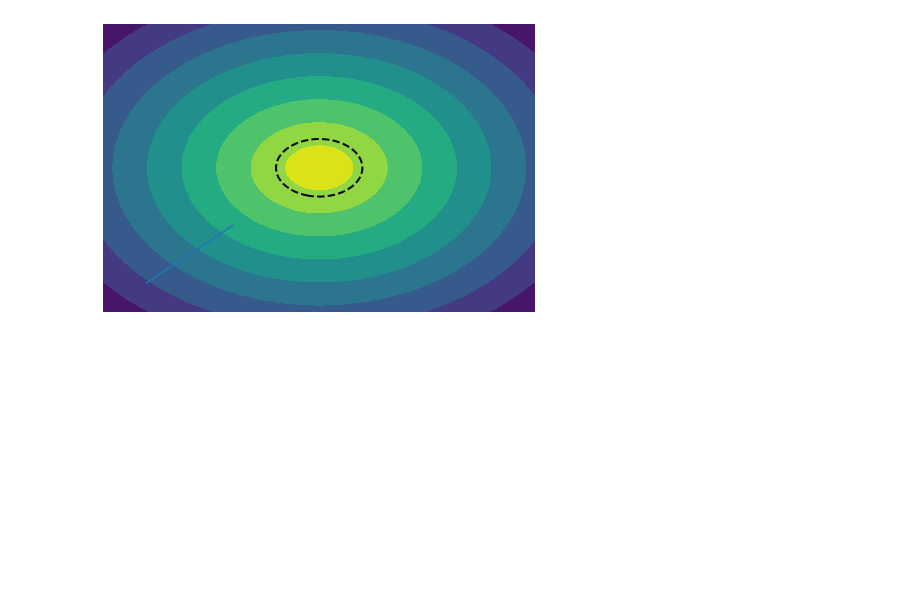
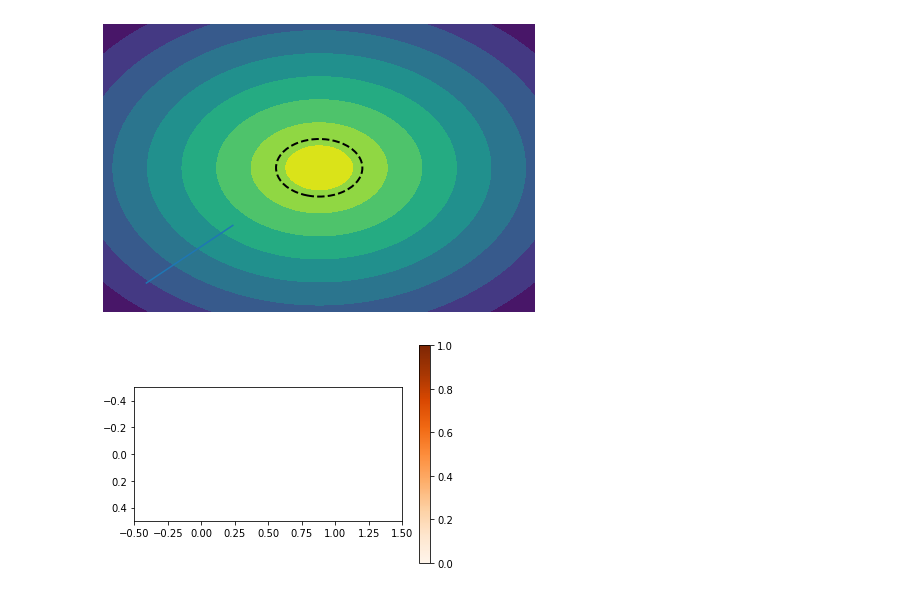
Before and after one commit to scikit-optimize/scikit-optimize, a Jupyter notebook: draw area.ipynb, the cells around one changed output. Saved outputs shown, nothing was run; the diff lists cells and outputs as text; code cells hidden in the pictures; blank space fills up the shorter version.

Commit message:
Add colorbar

```diff
--- a/draw area.ipynb
+++ b/draw area.ipynb
@@ -60,3 +60,16 @@ plt.axis('off')
 fig.canvas.draw()
 # %% [output]
 [figure]
+# %%
+from matplotlib import pyplot as plt
+import numpy as np
+
+# create dummy invisible image
+# (use the colormap you want to have on the colorbar)
+img = plt.imshow(np.array([[0,1]]), cmap="Oranges")
+img.set_visible(False)
+
+plt.colorbar(orientation="vertical")
+plt.show()
+# %% [output]
+[figure, added]
```
Also changed, not shown: parts of 11 cells of this notebook, 1 other file.
